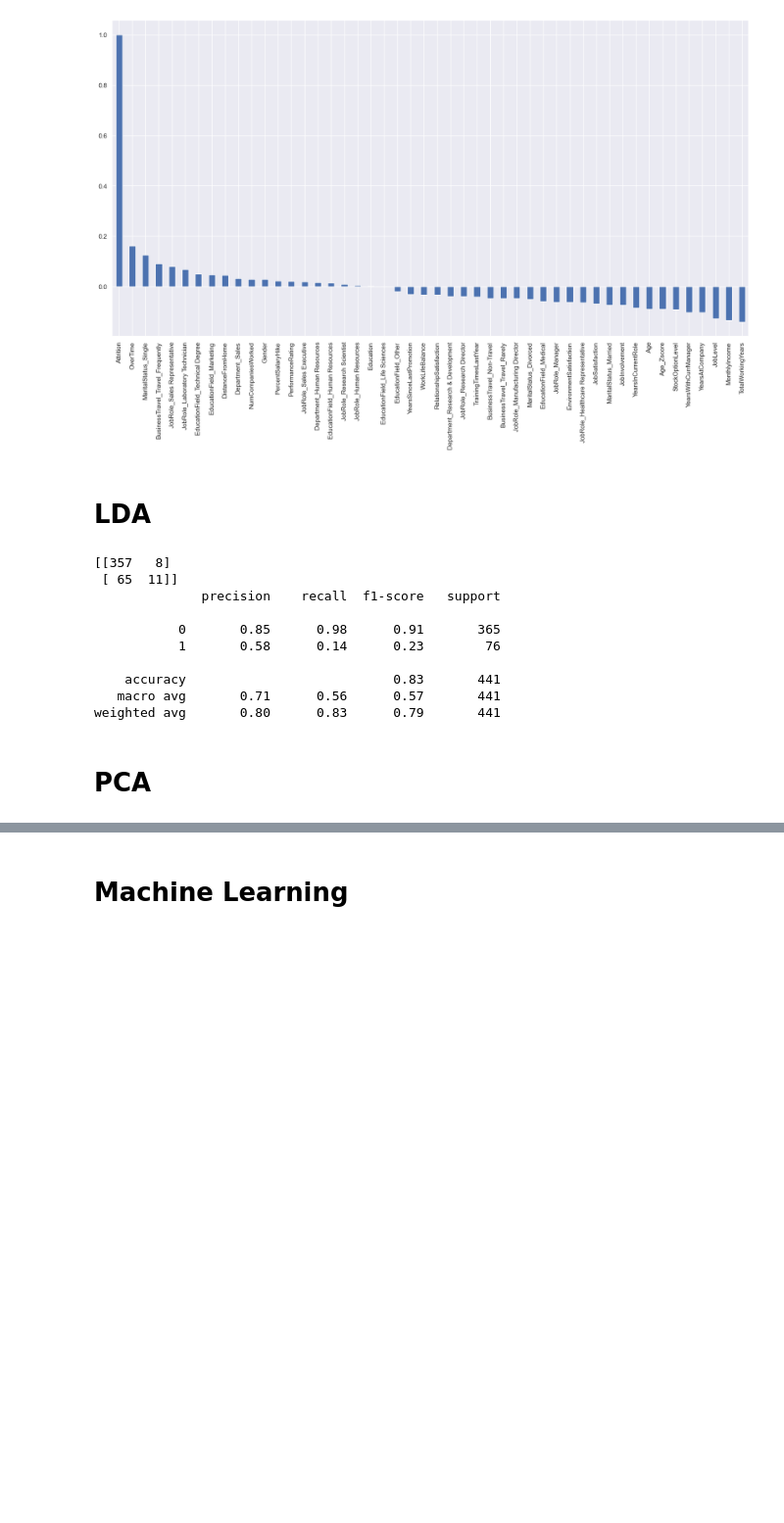
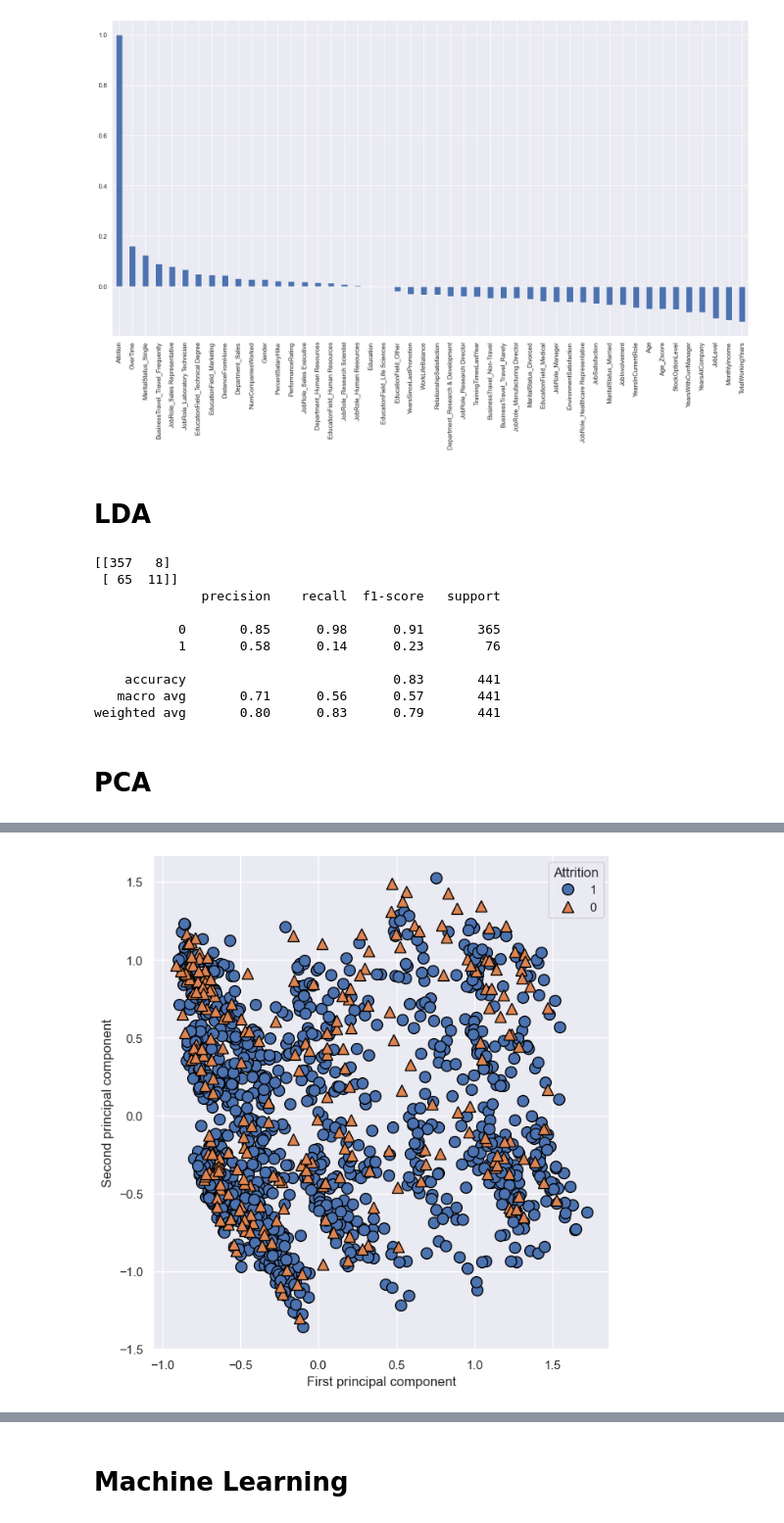
Before and after one commit to CiaraB123/Integrated-CA2, a Jupyter notebook: DF3_LDA_PCA.ipynb, the cells around one changed output, grey strips where cells are left out. Shown at 98% size. Saved outputs shown, nothing was run; the diff lists cells and outputs as text; code cells hidden in the pictures; blank space fills up the shorter version.

```diff
--- a/DF3_LDA_PCA.ipynb
+++ b/DF3_LDA_PCA.ipynb
@@ -291,0 +194,8 @@ print(confusion_matrix(Y_validation, predictions))
+# %%
+X = df4.drop('Attrition', axis=1)
+y = df4['Attrition']
+
+# Split the data into training and testing
+X_train, X_test, y_train, y_test = train_test_split(X, y, random_state = 1)
+
+X.shape, y.shape, X_train.shape, X_test.shape, y_train.shape, y_test.shape
@@ -291,0 +204,16 @@ print(confusion_matrix(Y_validation, predictions))
+# %%
+from sklearn.preprocessing import MinMaxScaler
+
+# Create an object using Min-Max scaler
+scaler = MinMaxScaler()
+
+# Train the Min-Max Scaler model
+scaler.fit(X_train)
+
+# Transform data
+X_train_scaled = scaler.transform(X_train)
+X_test_scaled = scaler.transform(X_test)
+X_scaled = scaler.transform(X)
+
+# Print dataset after scaling
+print(X_train_scaled, '\t', X_test_scaled, '\t', X_scaled)
@@ -291,0 +240,11 @@ print(confusion_matrix(Y_validation, predictions))
+# %%
+from sklearn.decomposition import PCA
+
+# keep the first two principal components of the data
+pca = PCA(n_components = 2) #can change this to 3 if we wanted higher returns
+
+# transform data into the first two principal components
+X_pca = pca.fit_transform(X_scaled)
+
+print("Original shape: {}".format(str(X_scaled.shape)))
+print("Reduced shape: {}".format(str(X_pca.shape)))
@@ -291,0 +274,11 @@ print(confusion_matrix(Y_validation, predictions))
+# %%
+# plot first vs. second principal component, colored by class
+plt.figure(figsize=(8, 8))
+scatter = mglearn.discrete_scatter(X_pca[:, 0], X_pca[:, 1], df4['Attrition'])
+plt.legend(scatter, df4['Attrition'].unique(), title="Attrition", loc="best")
+plt.gca().set_aspect("equal")
+plt.xlabel("First principal component")
+plt.ylabel("Second principal component")
+plt.show()
+# %% [output]
+[figure, added]
```
Also changed, not shown: parts of 66 cells of this notebook, 1 other file.
